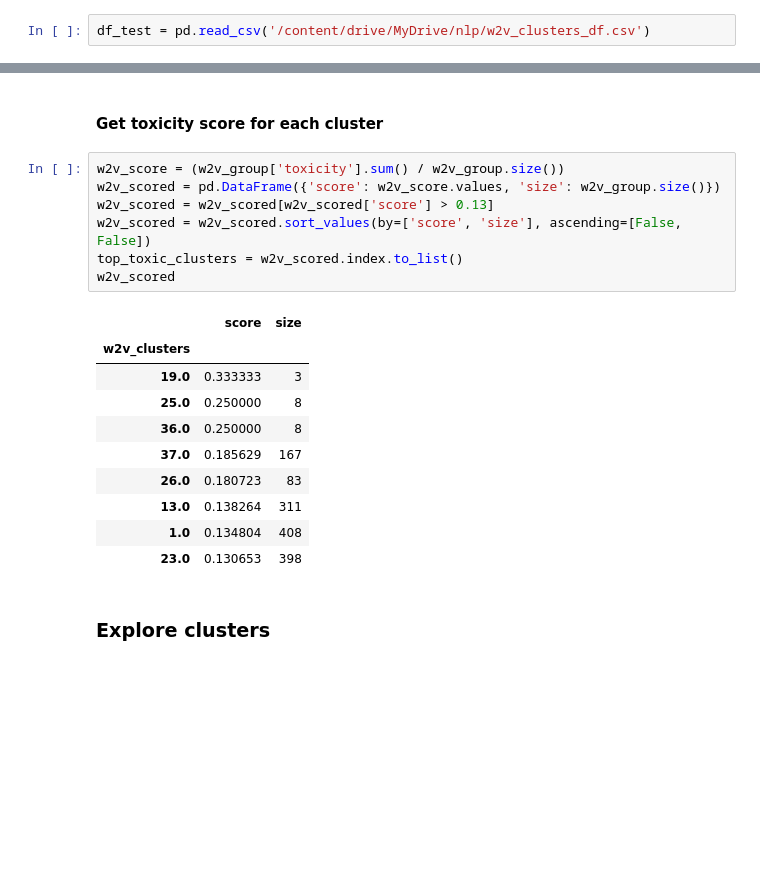
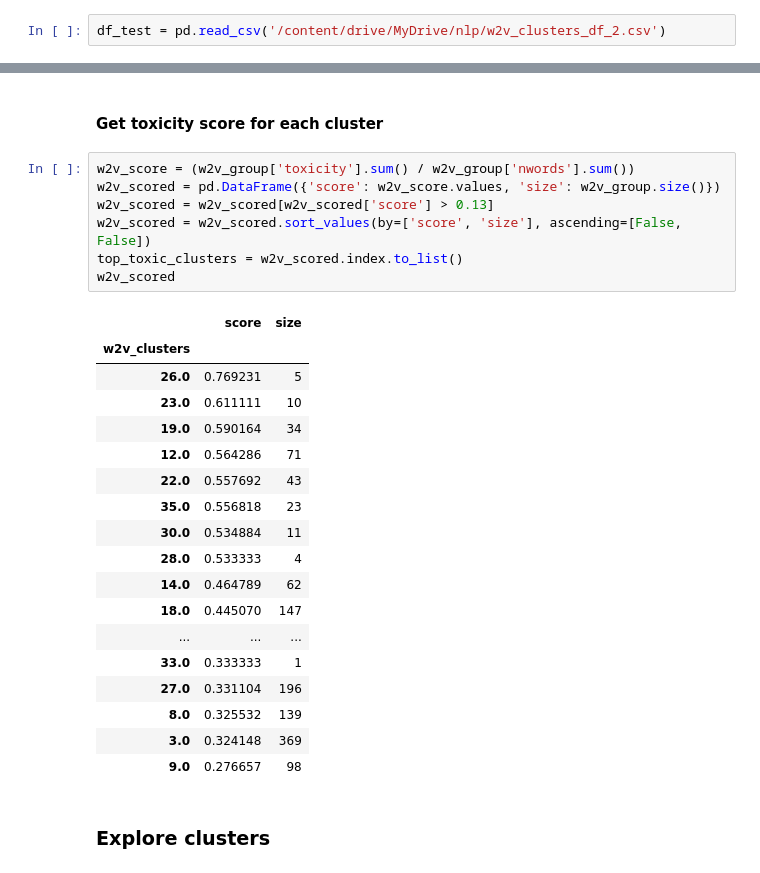
Before and after one commit to csralvall/online_game_toxicity, a Jupyter notebook: clustering_w2v.ipynb, the cells around one changed output, grey strips where cells are left out. Saved outputs shown, nothing was run; the diff lists cells and outputs as text; blank space fills up the shorter version.

```diff
--- a/clustering_w2v.ipynb
+++ b/clustering_w2v.ipynb
@@ -244,7 +246,7 @@ df_test.to_csv(f'/content/drive/MyDrive/nlp/w2v_clusters_df.csv', index=False)
 # %% [markdown]
 ### Load FastText clusters
 # %%
-df_test = pd.read_csv('/content/drive/MyDrive/nlp/w2v_clusters_df.csv')
+df_test = pd.read_csv('/content/drive/MyDrive/nlp/w2v_clusters_df_2.csv')
 # %% [markdown]
 ### Explore results
 # %%
@@ -258,22 +260,30 @@ metrics.silhouette_score(w2v_reduced, w2v_clusters.labels_, metric='euclidean')
 # %% [markdown]
 #### Get toxicity score for each cluster
 # %%
-w2v_score = (w2v_group['toxicity'].sum() / w2v_group.size())
+w2v_score = (w2v_group['toxicity'].sum() / w2v_group['nwords'].sum())
 w2v_scored = pd.DataFrame({'score': w2v_score.values, 'size': w2v_group.size()})
 w2v_scored = w2v_scored[w2v_scored['score'] > 0.13]
 w2v_scored = w2v_scored.sort_values(by=['score', 'size'], ascending=[False, False])
 top_toxic_clusters = w2v_scored.index.to_list()
 w2v_scored
 # %% [output]
 |  | score | size |
 | w2v_clusters |  |  |
-| 19.0 | 0.333333 | 3 |
-| 25.0 | 0.250000 | 8 |
-| 36.0 | 0.250000 | 8 |
-| 37.0 | 0.185629 | 167 |
-| 26.0 | 0.180723 | 83 |
-| 13.0 | 0.138264 | 311 |
-| 1.0 | 0.134804 | 408 |
-| 23.0 | 0.130653 | 398 |
+| 26.0 | 0.769231 | 5 |
+| 23.0 | 0.611111 | 10 |
+| 19.0 | 0.590164 | 34 |
+| 12.0 | 0.564286 | 71 |
+| 22.0 | 0.557692 | 43 |
+| 35.0 | 0.556818 | 23 |
+| 30.0 | 0.534884 | 11 |
+| 28.0 | 0.533333 | 4 |
+| 14.0 | 0.464789 | 62 |
+| 18.0 | 0.445070 | 147 |
+| ... | ... | ... |
+| 33.0 | 0.333333 | 1 |
+| 27.0 | 0.331104 | 196 |
+| 8.0 | 0.325532 | 139 |
+| 3.0 | 0.324148 | 369 |
+| 9.0 | 0.276657 | 98 |
 # %% [markdown]
 ### Explore clusters
```
Also changed, not shown: parts of 23 cells of this notebook.
